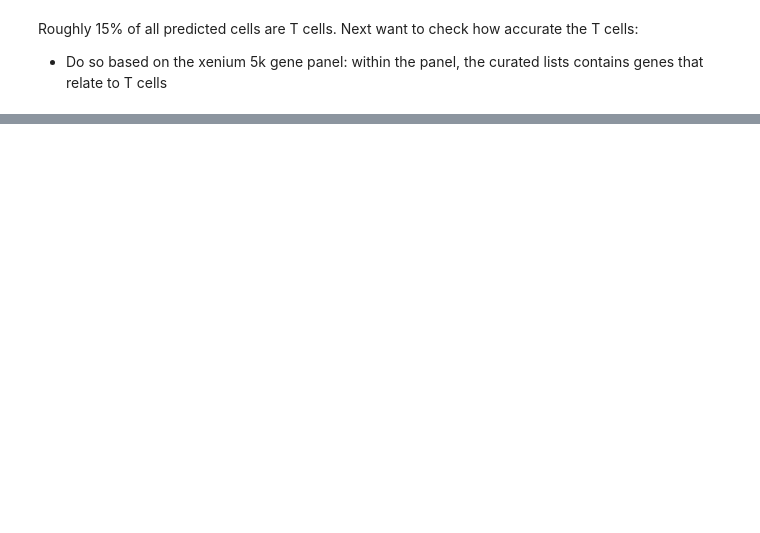
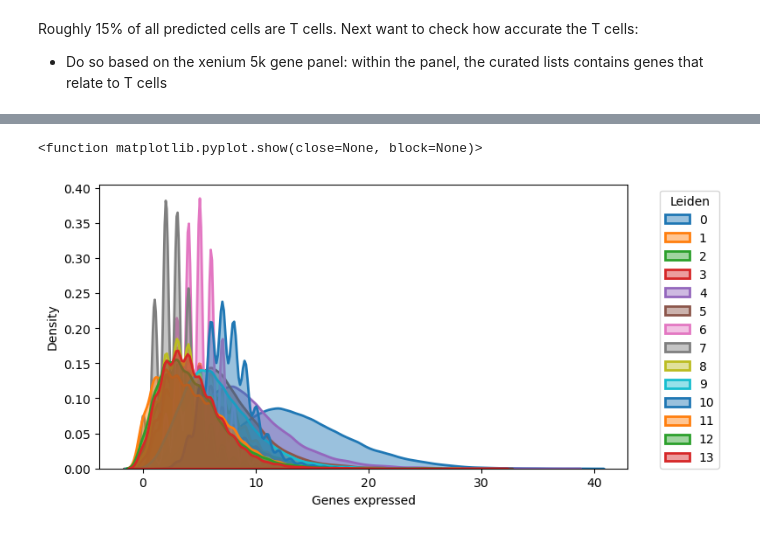
Before and after one commit to bellxwu/Py_Xen_SCLC, a Jupyter notebook: analyses/04_data_analysis/Xen_SCLC_cohort/01-Xen_exploratory.ipynb, the cells around one changed output, grey strips where cells are left out. Drawn from its saved outputs; the diff is of its cells as text; code cells hidden in the pictures; blank space fills up the shorter version.

Commit message:
density and heatmap analysis

```diff
--- a/analyses/04_data_analysis/Xen_SCLC_cohort/01-Xen_exploratory.ipynb
+++ b/analyses/04_data_analysis/Xen_SCLC_cohort/01-Xen_exploratory.ipynb
@@ -43 +86,8 @@ adata_64312.var.columns
+# %%
+# only colour the T cells
+adata_64312.obs['t_cell_labels'] = adata_64312.obs['predicted_labels'].where(
+    adata_64312.obs['predicted_labels'].str.contains('T cell'), other=None
+)
+
+sc.pl.umap(adata_64312, color='t_cell_labels', wspace=0.5)
 # %%
@@ -91,0 +151,8 @@ array([[0.      , 3.166625, 0.      , ..., 0.      , 0.      , 0.      ],
+# %%
+# select genes that match with term "T cell"
+cell_types = xen_5k[['gene_name', 'cell_type']]
+cell_types.set_index('gene_name', inplace=True)
+cell_types = cell_types['cell_type'].dropna().str.split(';')
+cell_types = cell_types[cell_types.apply(lambda x: 'T cell' in x)]
+genes = cell_types.index.values
+genes
@@ -91,0 +179,6 @@ array([[0.      , 3.166625, 0.      , ..., 0.      , 0.      , 0.      ],
+# %%
+# select out all genes from the T cell gene set
+mask = adata_64312[:, genes]
+n_genes_expressed = np.asarray((mask.X > 0).sum(axis=1)).flatten()
+adata_64312.obs['n_genes_in_T_cell_set'] = n_genes_expressed
+adata_64312.obs['n_genes_in_T_cell_set']
@@ -91,0 +198,25 @@ array([[0.      , 3.166625, 0.      , ..., 0.      , 0.      , 0.      ],
+# %%
+# plot stacked density plots of the T cell panel
+
+# set plot axis
+fig, ax = plt.subplots(figsize=(8, 4))
+
+for cluster, group in adata_64312.obs.groupby('leiden'):
+    sns.kdeplot(
+        data=group,
+        x='n_genes_in_T_cell_set',
+        fill=True,
+        alpha=0.45,
+        linewidth=2,
+        label=cluster,
+        ax=ax
+    )
+
+ax.set_xlabel('Genes expressed')
+ax.set_ylabel('Density')
+ax.legend(title='Leiden', bbox_to_anchor=(1.05, 1), loc='upper left')
+plt.tight_layout()
+plt.show
+# %% [output]
+<function matplotlib.pyplot.show(close=None, block=None)>
+[figure, added]
```
Also changed, not shown: parts of 20 cells of this notebook.
